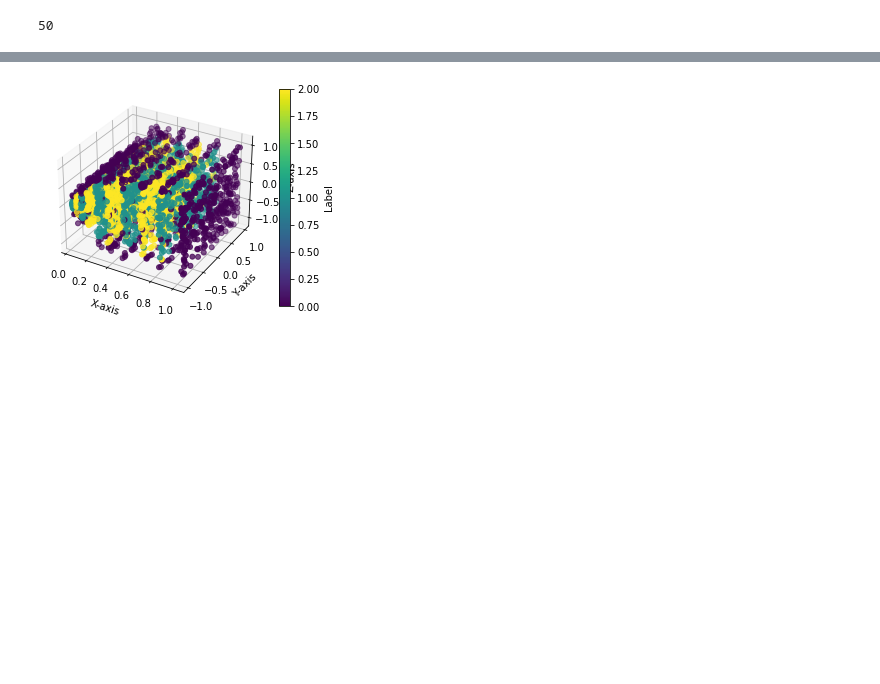
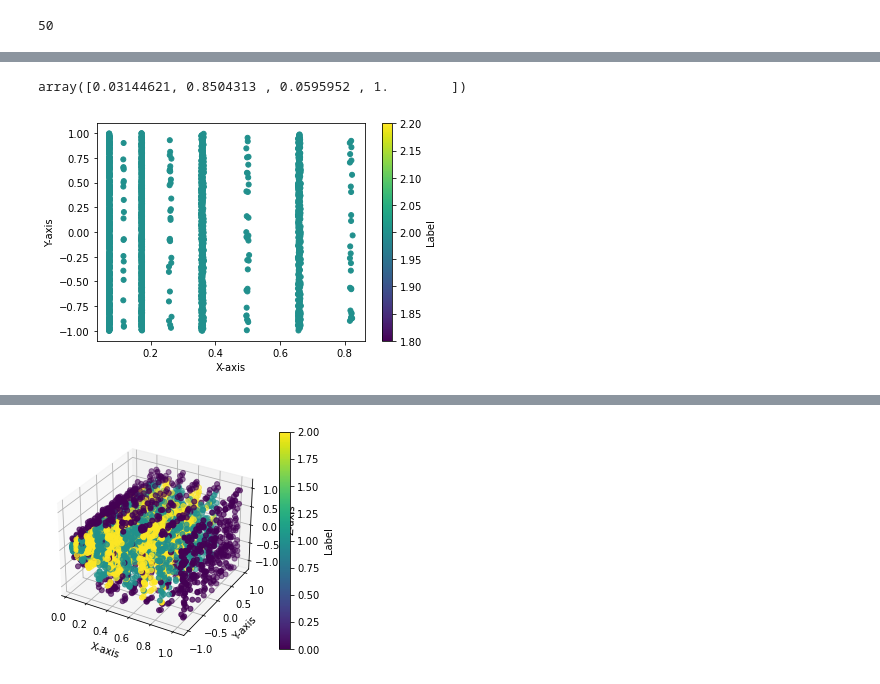
Before and after one commit to jihwanoh123/particle_trajectory, a Jupyter notebook: util_.ipynb, the cells around one changed output, grey strips where cells are left out. Cells and saved outputs as stored; diff of their text form; code cells hidden in the pictures; blank space fills up the shorter version.

Commit message:
2d, 3d graphs with nodes/edges included

```diff
--- a/util_.ipynb
+++ b/util_.ipynb
@@ -377,7 +306,3 @@ graph_names.remove('.DS_Store')
 len(graph_names)
 # %% [output]
 50
-# %%
-#Creating colored data set
-for graph_name in graph_names[12:]:
-    save_color_df(graph_name,'color')
@@ -402,4 +308,0 @@ CSV file saved..
-# %%
-#Creating colored test data set
-for graph_name in graph_names2:
-    save_color_df2(graph_name,'color2')
@@ -447,0 +316,5 @@ X_color=color_X_read('event000001000_g000.csv')
+# %%
+X_color=color_X_read('event000001000_g000.csv')
+X_color.loc[0].values
+# %% [output]
+array([0.03144621, 0.8504313 , 0.0595952 , 1.        ])
@@ -447,0 +404,9 @@ X_color=color_X_read('event000001000_g000.csv')
+# %%
+#Plot each color separately.
+X_color_purple=X_color[X_color['color']==0]
+X_color_yellow=X_color[X_color['color']==2]
+X_color_green=X_color[X_color['color']==1]
+# %%
+plot2d(X_color_yellow,'color')
+# %% [output]
+[figure, added]
```
Also changed, not shown: parts of 22 cells of this notebook.
